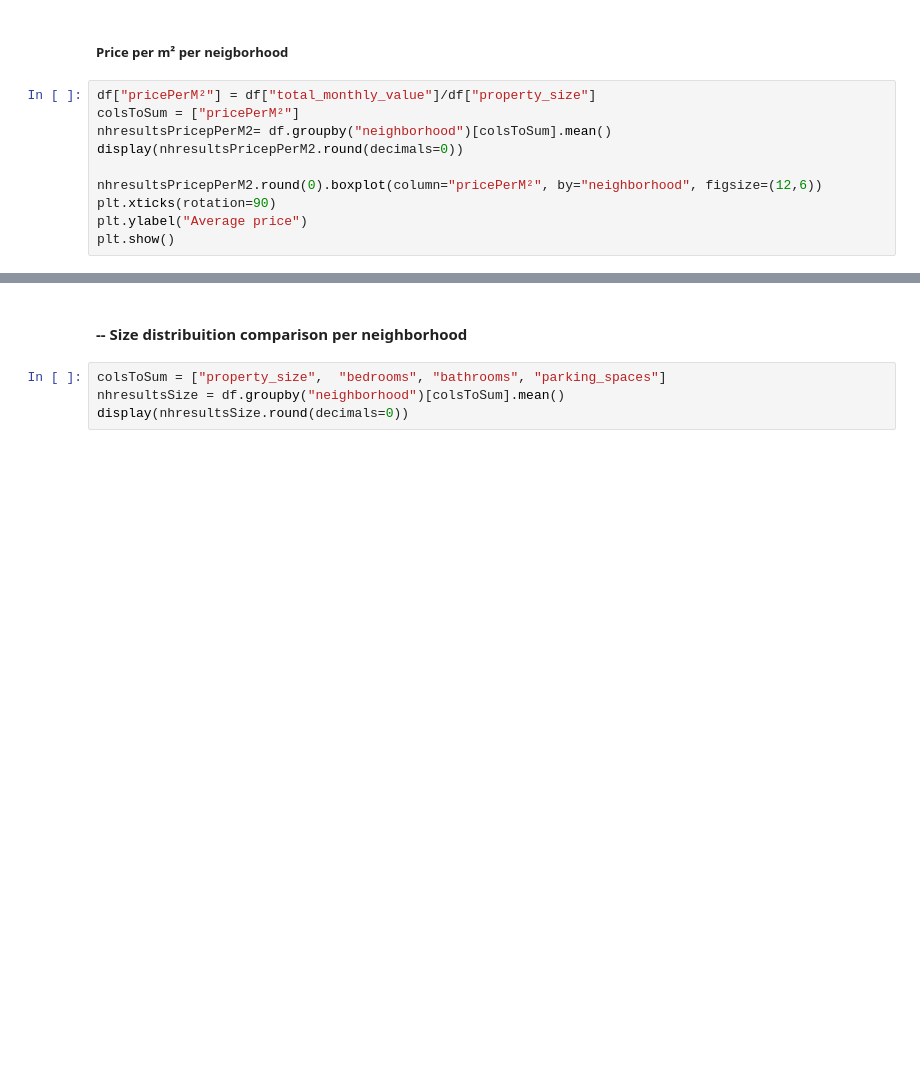
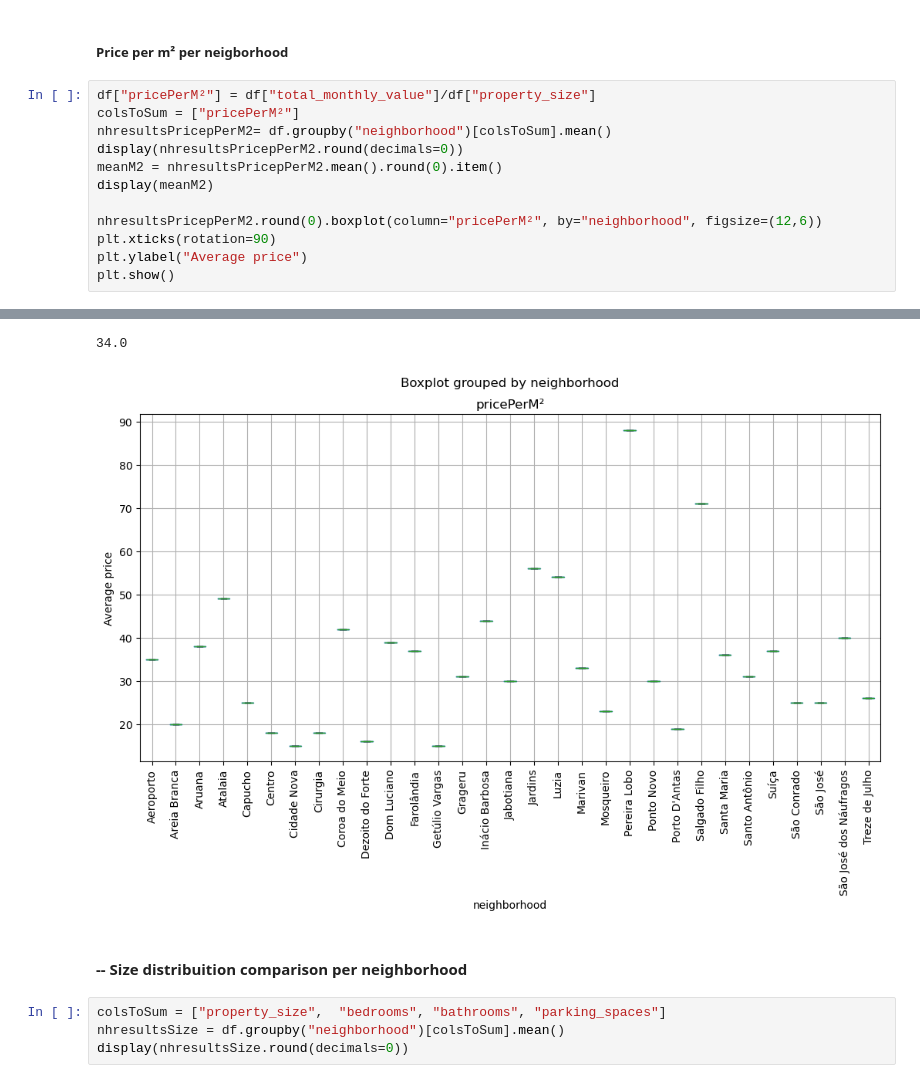
Before and after one commit to ocaiosilv/rental-analytics, a Jupyter notebook: analysis/DataAnalysis.ipynb, the cells around one changed output, grey strips where cells are left out. Saved outputs shown, nothing was run; the diff lists cells and outputs as text; blank space fills up the shorter version.

Commit message:
fix: commitei corretamente o notebook quanto a visualização

```diff
--- a/analysis/DataAnalysis.ipynb
+++ b/analysis/DataAnalysis.ipynb
@@ -36,8 +55,11 @@ df["pricePerM²"] = df["total_monthly_value"]/df["property_size"]
 colsToSum = ["pricePerM²"]
 nhresultsPricepPerM2= df.groupby("neighborhood")[colsToSum].mean()
 display(nhresultsPricepPerM2.round(decimals=0))
+meanM2 = nhresultsPricepPerM2.mean().round(0).item()
+display(meanM2)
 
 nhresultsPricepPerM2.round(0).boxplot(column="pricePerM²", by="neighborhood", figsize=(12,6))
 plt.xticks(rotation=90)
 plt.ylabel("Average price")
 plt.show()
+# %% [output]
@@ -44,3 +84,5 @@ plt.show()
+34.0
+[figure, added]
 # %% [markdown]
   #### -- Size distribuition comparison per neighborhood
 # %%
```
Also changed, not shown: parts of 8 cells of this notebook.
